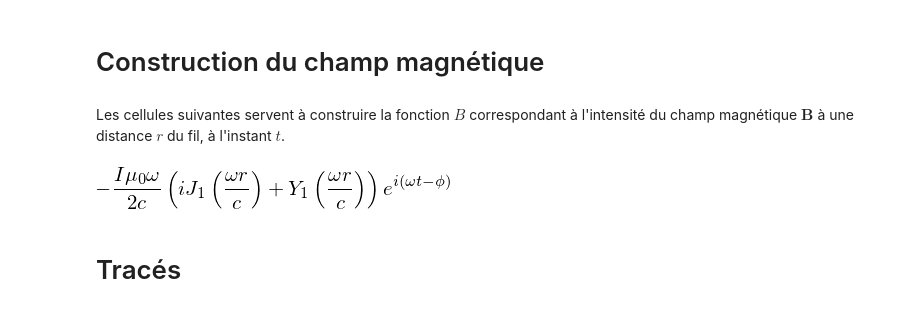
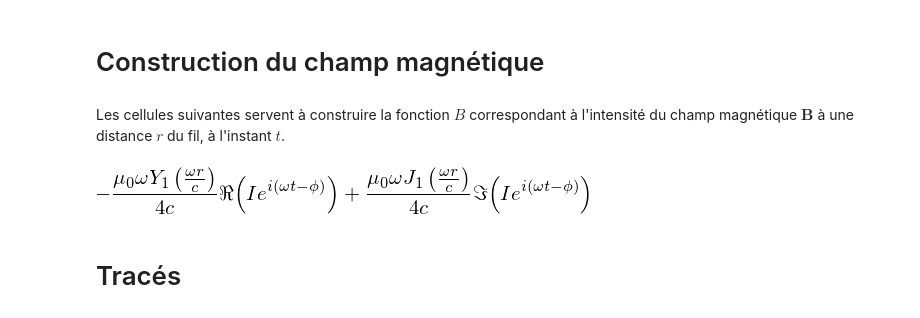
Before and after one commit to ManifoldFR/appro-phy-ts, a Jupyter notebook: parts/electrostat/champmag_courantvariable/variableCurrent_field.ipynb, the cells around one changed output. Drawn from its saved outputs; the diff is of its cells as text; code cells hidden in the pictures.

```diff
--- a/parts/electrostat/champmag_courantvariable/variableCurrent_field.ipynb
+++ b/parts/electrostat/champmag_courantvariable/variableCurrent_field.ipynb
@@ -33,7 +33,7 @@ c = sp.symbols("c", positive=True)      # Célérité de la lumière dans le vid
 k = omega/c                             # relation de dispersion
 
 # Composante du potentiel vecteur associée à la pulsation omega
-A_component = -mu*Ic/2* \
+A_component = -mu*Ic/4* \
     (sp.bessely(0,k*r) + sp.I*sp.besselj(0,k*r))*sp.exp(sp.I*(omega*t-phi))
 
 # Composante du champ associée à la pulsation omega
@@ -48,16 +48,16 @@ def create_Bfield(intens,puls,phas):
     mu0_v = 4e-7*np.pi
 
     B_field = sum([B_comp_real.subs({Ic: cur, omega:om, phi:ph, c:c0, mu:mu0_v}) \
-            for (cur,om,ph) in spectr])
+            for (cur,om,ph) in spectr if (cur!=0 and om!=0)])
 
     B_function = sp.lambdify((r, t), B_field,
         modules=['numpy',{"besselj":spec.jn, "bessely":spec.yn}])
 
     return B_field, B_function
-# %%
-B_component
-# %% [output]
-[figure, removed]
+# %%
+B_comp_real
+# %% [output]
+[figure, added]
 # %%
 def graphe_B(times, ani = False):
     '''
```
Also changed, not shown: parts of 24 cells of this notebook, 6 other files.
